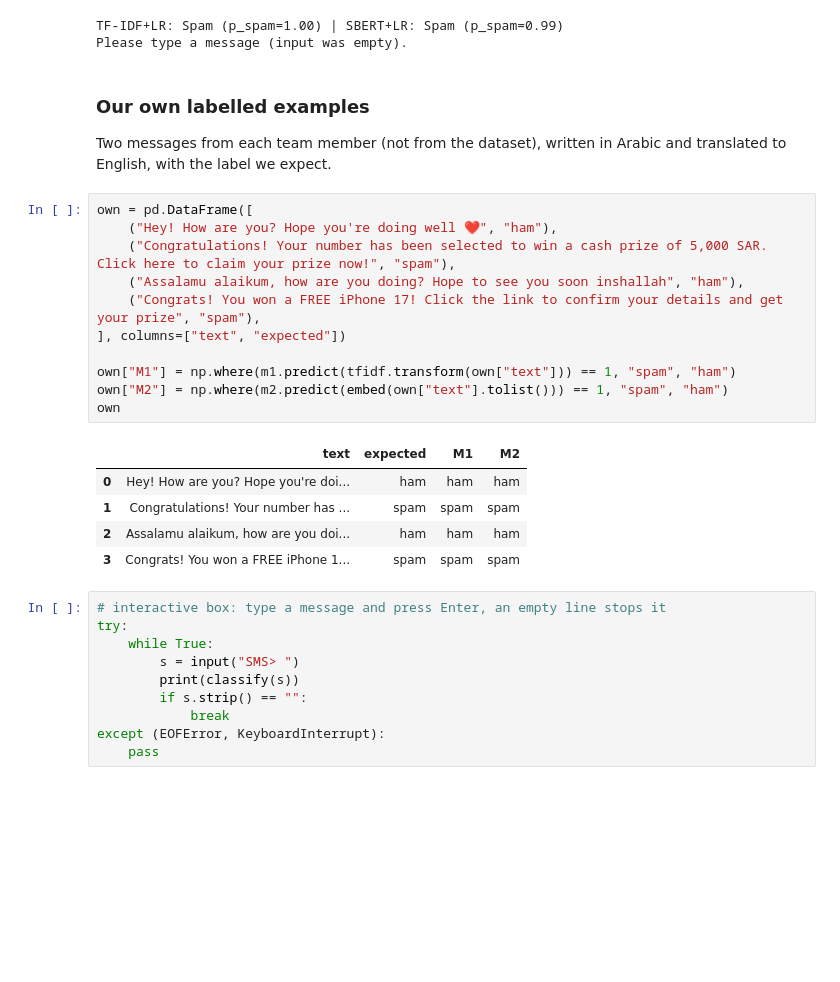
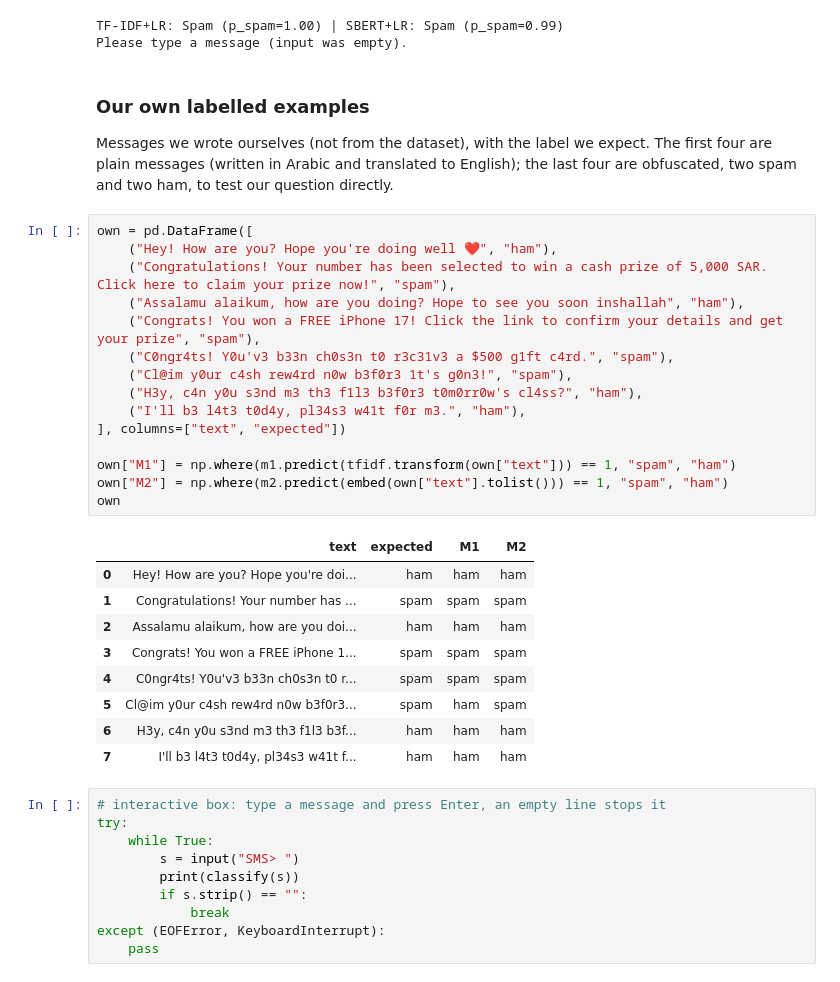
Before and after one commit to H7modi77/Project-NLP, a Jupyter notebook: SMS_Spam_Detection_Group9.ipynb, the cells around one changed output. Drawn from its saved outputs; the diff is of its cells as text; blank space fills up the shorter version.

Commit message:
Add obfuscated examples to notebook, report and slides

```diff
--- a/SMS_Spam_Detection_Group9.ipynb
+++ b/SMS_Spam_Detection_Group9.ipynb
@@ -711,24 +711,32 @@ TF-IDF+LR: Spam (p_spam=1.00) | SBERT+LR: Spam (p_spam=0.99)
 Please type a message (input was empty).
 # %% [markdown]
 ### Our own labelled examples
-Two messages from each team member (not from the dataset), written in Arabic and translated to English, with the label we expect.
+Messages we wrote ourselves (not from the dataset), with the label we expect. The first four are plain messages (written in Arabic and translated to English); the last four are obfuscated, two spam and two ham, to test our question directly.
 # %%
 own = pd.DataFrame([
     ("Hey! How are you? Hope you're doing well ❤️", "ham"),
     ("Congratulations! Your number has been selected to win a cash prize of 5,000 SAR. Click here to claim your prize now!", "spam"),
     ("Assalamu alaikum, how are you doing? Hope to see you soon inshallah", "ham"),
     ("Congrats! You won a FREE iPhone 17! Click the link to confirm your details and get your prize", "spam"),
+    ("C0ngr4ts! Y0u'v3 b33n ch0s3n t0 r3c31v3 a $500 g1ft c4rd.", "spam"),
+    ("Cl@im y0ur c4sh rew4rd n0w b3f0r3 1t's g0n3!", "spam"),
+    ("H3y, c4n y0u s3nd m3 th3 f1l3 b3f0r3 t0m0rr0w's cl4ss?", "ham"),
+    ("I'll b3 l4t3 t0d4y, pl34s3 w41t f0r m3.", "ham"),
 ], columns=["text", "expected"])
 
 own["M1"] = np.where(m1.predict(tfidf.transform(own["text"])) == 1, "spam", "ham")
 own["M2"] = np.where(m2.predict(embed(own["text"].tolist())) == 1, "spam", "ham")
 own
 # %% [output]
 |  | text | expected | M1 | M2 |
 | 0 | Hey! How are you? Hope you're doi... | ham | ham | ham |
 | 1 | Congratulations! Your number has ... | spam | spam | spam |
 | 2 | Assalamu alaikum, how are you doi... | ham | ham | ham |
 | 3 | Congrats! You won a FREE iPhone 1... | spam | spam | spam |
+| 4 | C0ngr4ts! Y0u'v3 b33n ch0s3n t0 r... | spam | spam | spam |
+| 5 | Cl@im y0ur c4sh rew4rd n0w b3f0r3... | spam | ham | spam |
+| 6 | H3y, c4n y0u s3nd m3 th3 f1l3 b3f... | ham | ham | ham |
+| 7 | I'll b3 l4t3 t0d4y, pl34s3 w41t f... | ham | ham | ham |
 # %%
 # interactive box: type a message and press Enter, an empty line stops it
 try:
```
Also changed, not shown: 2 other files.
